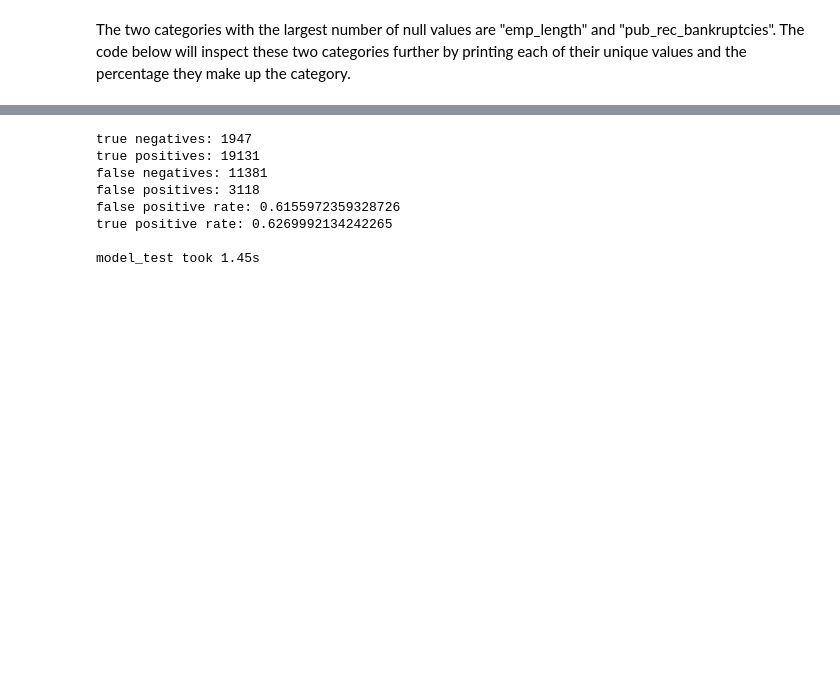
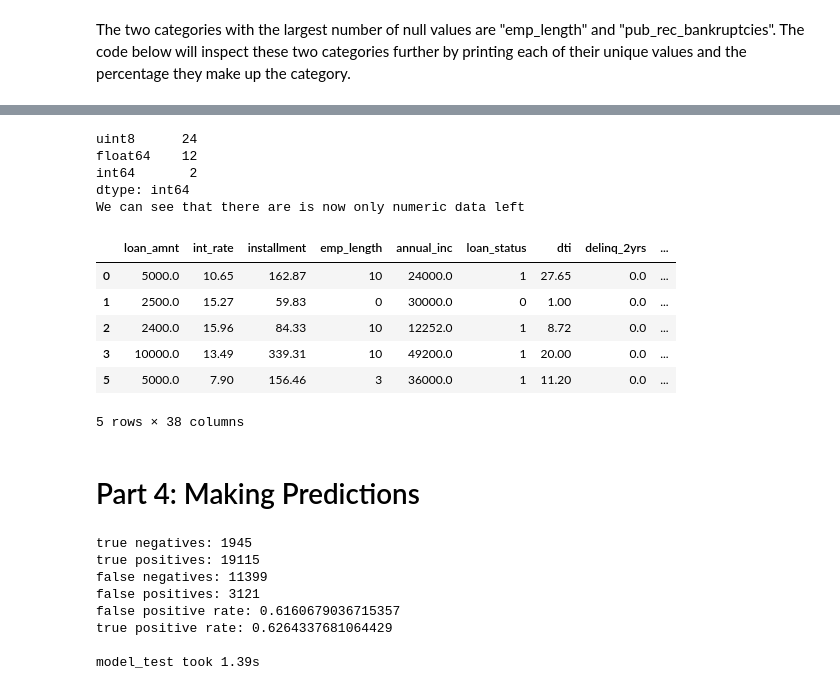
Before and after one commit to MichaelFellner/Loan-Prediction, a Jupyter notebook: Loan-Prediction.ipynb, the cells around one changed output, grey strips where cells are left out. Drawn from its saved outputs; the diff is of its cells as text; code cells hidden in the pictures; blank space fills up the shorter version.

Commit message:
Finished cleaning part and markdown for the cleaning. What's left is making a better predictive model, adding markdown in the prediction section, and making more useful visualizations

```diff
--- a/Loan-Prediction.ipynb
+++ b/Loan-Prediction.ipynb
@@ -53,5 +55,5 @@ tax_liens
 # %%
-droppable_columns = ['id','member_id','funded_amnt','funded_amnt_inv','grade','sub_grade','emp_title','issue_d','zip_code','out_prncp','out_prncp_inv','total_pymnt','total_pymnt_inv','total_rec_prncp','total_rec_int','total_rec_late_fee','recoveries','collection_recovery_fee','last_pymnt_d','last_pymnt_amnt']
+droppable_columns = ['id','member_id','funded_amnt','funded_amnt_inv','grade','sub_grade','emp_title','issue_d','zip_code','out_prncp','out_prncp_inv','total_pymnt','total_pymnt_inv','total_rec_prncp','total_rec_int','total_rec_late_fee','recoveries','collection_recovery_fee','last_pymnt_d','last_pymnt_amnt','earliest_cr_line','last_credit_pull_d']
 data = data.drop(droppable_columns,axis=1)
 data.columns
 # %% [output]
@@ -187,4 +206,6 @@ Name: purpose, dtype: int64
 # %%
+##This cell t
+
 mapping_dict = {
     "emp_length": {
         "10+ years": 10,
@@ -202,10 +223,8 @@ mapping_dict = {
     }
 }
 
-data = data.drop(['last_credit_pull_d','addr_state','title','earliest_cr_line'],axis=1)
-data['int_rate'] = data['int_rate'].str.replace('%','')
-data['revol_util'] = data['revol_util'].str.replace('%','')
-data['int_rate'] = data['int_rate'].astype(float)
-data['revol_util'] = data['revol_util'].astype(float)
 data[['emp_length']] = data[['emp_length']].replace(mapping_dict)
+data = data.drop(['addr_state','title'],axis=1)
+data['int_rate'] = data['int_rate'].str.replace('%','').astype(float)
+data['revol_util'] = data['revol_util'].str.replace('%','').astype(float)
 # %%
@@ -214,4 +236,23 @@ data = pd.concat([data,dummy_df],axis=1)
 data = data.drop(['home_ownership','verification_status','purpose','term'],axis=1)
+# %%
+print(data.dtypes.value_counts())
+print("We can see that there are is now only numeric data left")
+data.head()
+# %% [output]
+uint8      24
+float64    12
+int64       2
+dtype: int64
+We can see that there are is now only numeric data left
+|  | loan_amnt | int_rate | installment | emp_length | annual_inc | loan_status | dti | delinq_2yrs | ... |
+| 0 | 5000.0 | 10.65 | 162.87 | 10 | 24000.0 | 1 | 27.65 | 0.0 | ... |
+| 1 | 2500.0 | 15.27 | 59.83 | 0 | 30000.0 | 0 | 1.00 | 0.0 | ... |
+| 2 | 2400.0 | 15.96 | 84.33 | 10 | 12252.0 | 1 | 8.72 | 0.0 | ... |
+| 3 | 10000.0 | 13.49 | 339.31 | 10 | 49200.0 | 1 | 20.00 | 0.0 | ... |
+| 5 | 5000.0 | 7.90 | 156.46 | 3 | 36000.0 | 1 | 11.20 | 0.0 | ... |
+5 rows × 38 columns
+# %% [markdown]
+<h1>Part 4: Making Predictions</h1>
 # %%
 def check(o,t,predictions):
     return sum((predictions == o) & (data['loan_status'] == t))
@@ -251,14 +292,14 @@ def model_test(model):
 # %%
 model_test(LogisticRegression(class_weight='balanced'))
 # %% [output]
-true negatives: 1947
-true positives: 19131
-false negatives: 11381
-false positives: 3118
-false positive rate: 0.6155972359328726
-true positive rate: 0.6269992134242265
+true negatives: 1945
+true positives: 19115
+false negatives: 11399
+false positives: 3121
+false positive rate: 0.6160679036715357
+true positive rate: 0.6264337681064429
 
-model_test took 1.45s
+model_test took 1.39s
 # %%
 rf = RFECV(LogisticRegression(class_weight='balanced'))
 model_test(rf)
```
Also changed, not shown: parts of 26 cells of this notebook.
